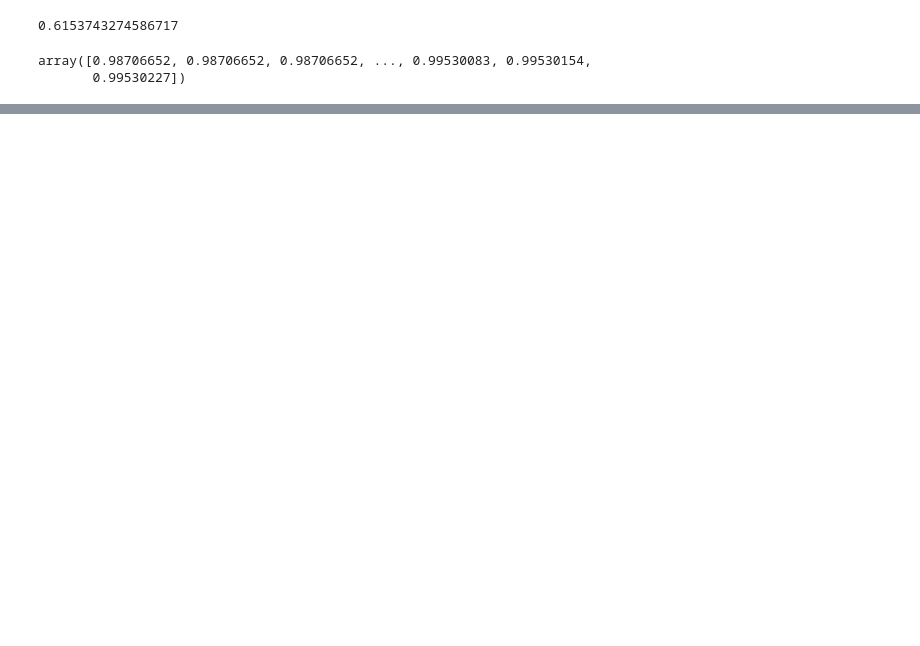
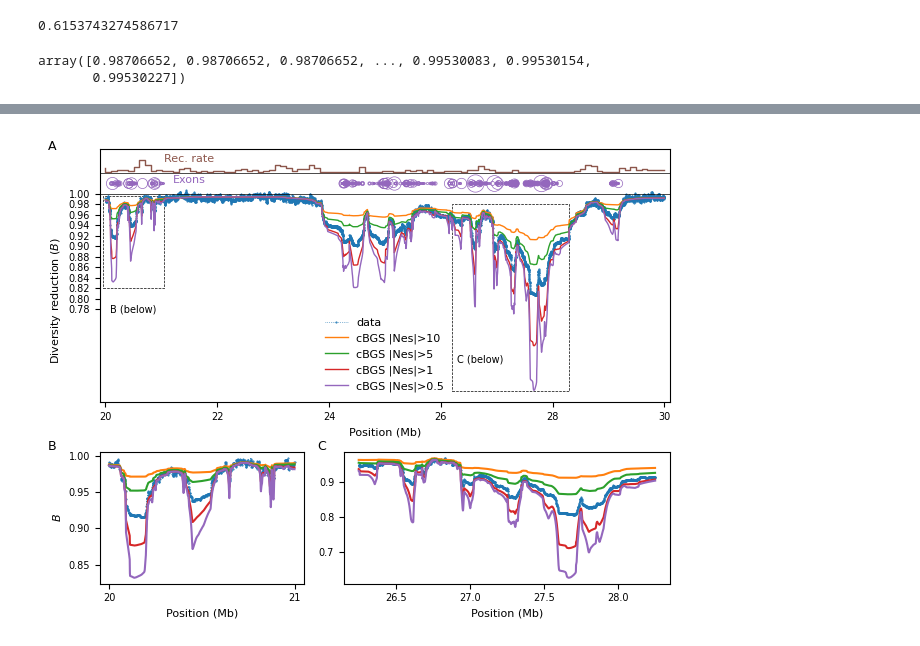
Before and after one commit to gvbarroso/momentspp, a Jupyter notebook: doc/examples/figures_paper1/figures/human-chr2-comparison.ipynb, the cells around one changed output, grey strips where cells are left out. Drawn from its saved outputs; the diff is of its cells as text; code cells hidden in the pictures; blank space fills up the shorter version.

```diff
--- a/doc/examples/figures_paper1/figures/human-chr2-comparison.ipynb
+++ b/doc/examples/figures_paper1/figures/human-chr2-comparison.ipynb
@@ -201,0 +234,90 @@ plt.savefig("../figures/chr2_10Mb.pdf")
+# %%
+# |2Nes| > 0.5
+rs = np.sort(list(set(df_sub["r"])))
+ss_Nes05 = np.sort(list(set(df_sub[df_sub["s"] < -0.000025]["s"])))
+
+df_Nes05 = bgshr.ClassicBGS.build_lookup_table(ss_Nes05, rs, Ne=1e4, uL=1e-8, uR=1e-8)
+
+u_vals, ss_Nes01, splines_Nes05 = bgshr.Util.generate_cubic_splines(df_Nes05)
+
+weights_Nes05 = bgshr.Util.weights_gamma_dfe(ss_Nes05, shape, scale)
+Bs_Nes05 = bgshr.Predict.Bvals(xs, ss_Nes05, splines_Nes05, L=L, rmap=rmap, elements=elements, max_r=0.5)
+B_Nes05 = bgshr.Util.integrate_with_weights(Bs_Nes05, weights_Nes05, u_fac=u_fac)
+# %%
+fig = plt.figure(figsize=(6.5, 5))
+colors = plt.rcParams['axes.prop_cycle'].by_key()['color']
+ax1 = plt.subplot2grid((8, 5), (0, 0), colspan=5, rowspan=5)
+ax2 = plt.subplot2grid((8, 5), (5, 0), colspan=2, rowspan=3)
+ax3 = plt.subplot2grid((8, 5), (5, 2), colspan=3, rowspan=3)
+
+ax1.plot(xs[20000:30000] / 1e6, data[20000:30000], ".:", lw=0.5, ms=1, label="data")
+ax1.plot(xs[20000:30000] / 1e6, B_Nes10[20000:30000], lw=1, label="cBGS |Nes|>10")
+ax1.plot(xs[20000:30000] / 1e6, B_Nes5[20000:30000], lw=1, label="cBGS |Nes|>5")
+ax1.plot(xs[20000:30000] / 1e6, B_Nes1[20000:30000], lw=1, label="cBGS |Nes|>1")
+ax1.plot(xs[20000:30000] / 1e6, B_Nes05[20000:30000], lw=1, label="cBGS |Nes|>0.5")
+xlim = ax1.get_xlim()
+ax1.hlines([1, 1.04], xlim[0], xlim[-1], "black", lw=0.5) #, "gray", lw=1, linestyles=":")
+
+labeled = False
+for e in elements_all:
+    if labeled is False:
+        label = "exons"
+        labeled = True
+    else:
+        label = None
+    x = np.mean([e[0], e[1]])
+    L = e[1] - e[0]
+    ax1.plot(x / 1e6, 1.02, "o", ms=0.15 * L ** 0.5, markerfacecolor="none", color=colors[4], markeredgewidth=0.5)
+
+l = 100000
+ax1.step(np.linspace(20, 30, 10000000 // l),
+         1.04 + 400000 * np.diff(rmap(np.linspace(20000000, 30000000, 10000000 // l + 1))) / l,
+         lw=1, color=colors[5],
+         #label="rec. rate (100kb average)"
+        )
+
+ax1.set_xlabel("Position (Mb)")
+ax1.set_ylabel("Diversity reduction ($B$)")
+ax1.yaxis.set_label_coords(-0.065, 0.4)
+ax1.set_xlim(19.9, 30.1)
+ax1.set_yticks(np.arange(0.78, 1.01, 0.02))
+ax1.legend(frameon=False, fontsize=8)
+
+rect = matplotlib.patches.Rectangle((19.95, 0.82), 1.1, 0.175, linestyle="--", edgecolor="k", lw=0.5, facecolor="none")
+ax1.add_patch(rect)
+ax1.text(20.5, 0.78, "B (below)", va="center", ha="center", fontsize=7)
+
+rect2 = matplotlib.patches.Rectangle((26.2, 0.625), 2.1, 0.355, linestyle="--", edgecolor="k", lw=0.5, facecolor="none")
+ax1.add_patch(rect2)
+ax1.text(26.7, 0.685, "C (below)", va="center", ha="center", fontsize=7)
+
+ax1.text(21.5, 1.065, "Rec. rate", va="center", ha="center", color=colors[5], fontsize=8)
+ax1.text(21.5, 1.025, "Exons", va="center", ha="center", color=colors[4], fontsize=8)
+
+ax2.plot(xs[20000:21000] / 1e6, data[20000:21000], ".:", lw=0.75, ms=1, label="data")
+ax2.plot(xs[20000:21000] / 1e6, B_Nes10[20000:21000], lw=1.5, label="cBGS")
+ax2.plot(xs[20000:21000] / 1e6, B_Nes5[20000:21000], lw=1.5, label="cBGS")
+ax2.plot(xs[20000:21000] / 1e6, B_Nes1[20000:21000], lw=1.5, label="cBGS")
+ax2.plot(xs[20000:21000] / 1e6, B_Nes05[20000:21000], lw=1.5, label="cBGS")
+
+ax3.plot(xs[26250:28250] / 1e6, data[26250:28250], ".:", lw=0.75, ms=1, label="data")
+ax3.plot(xs[26250:28250] / 1e6, B_Nes10[26250:28250], lw=1.5, label="cBGS")
+ax3.plot(xs[26250:28250] / 1e6, B_Nes5[26250:28250], lw=1.5, label="cBGS")
+ax3.plot(xs[26250:28250] / 1e6, B_Nes1[26250:28250], lw=1.5, label="cBGS")
+ax3.plot(xs[26250:28250] / 1e6, B_Nes05[26250:28250], lw=1.5, label="cBGS")
+
+ax2.set_xlabel("Position (Mb)")
+ax3.set_xlabel("Position (Mb)")
+ax2.set_ylabel("$B$")
+
+ax2.set_xticks([20, 21])
+ax3.set_xticks([26.5, 27, 27.5, 28])
+
+fig.text(0.025, 0.975, "A", va="center", ha="center", fontsize=9)
+fig.text(0.025, 0.375, "B", va="center", ha="center", fontsize=9)
+fig.text(0.440, 0.375, "C", va="center", ha="center", fontsize=9)
+
+fig.tight_layout()
+plt.savefig("../figures/chr2_10Mb_cBGS.pdf")
+# %% [output]
+[figure, added]
```
Also changed, not shown: parts of 6 cells of this notebook, 3 other files.
